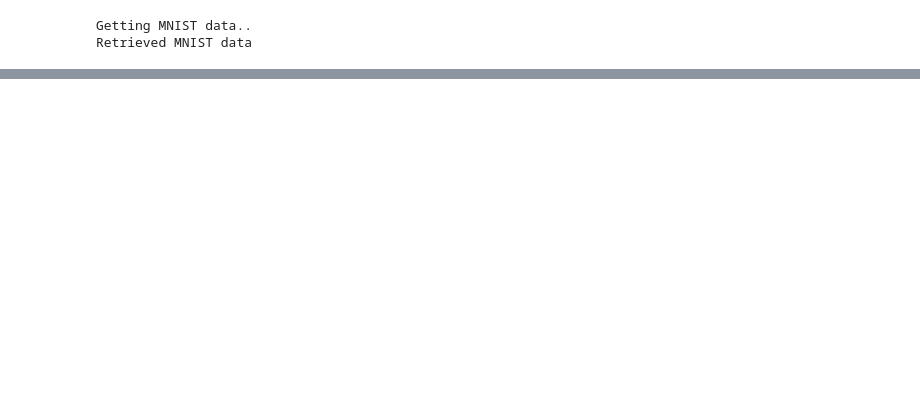
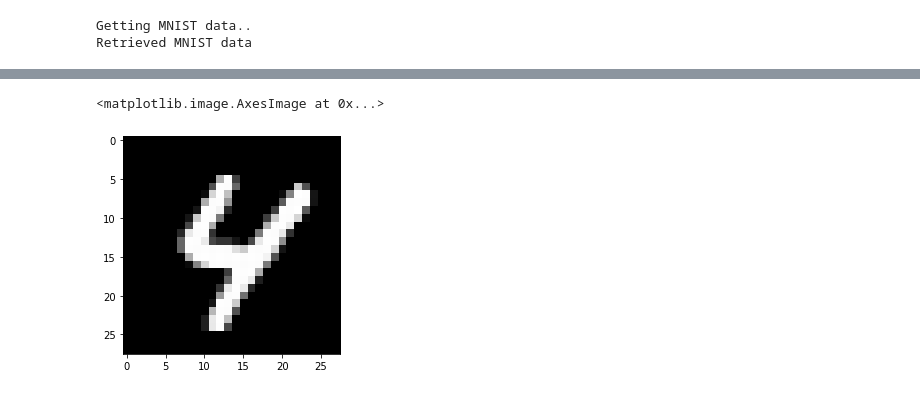
Before and after one commit to bouracha/autoencoders, a Jupyter notebook: tensorflow_implementations/model.ipynb, the cells around one changed output, grey strips where cells are left out. Drawn from its saved outputs; the diff is of its cells as text; code cells hidden in the pictures; blank space fills up the shorter version.

```diff
--- a/tensorflow_implementations/model.ipynb
+++ b/tensorflow_implementations/model.ipynb
@@ -46,0 +50,5 @@ Epoch: 9/10
+# %%
+plt.imshow(weights1_val.reshape(28, 28))
+# %% [output]
+<matplotlib.image.AxesImage at 0x...>
+[figure, added]
```
Also changed, not shown: parts of 7 cells of this notebook, 3 other files.
